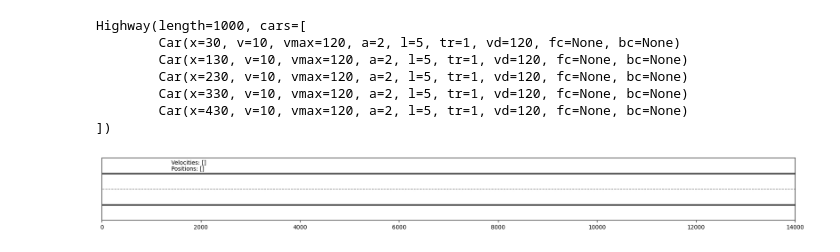
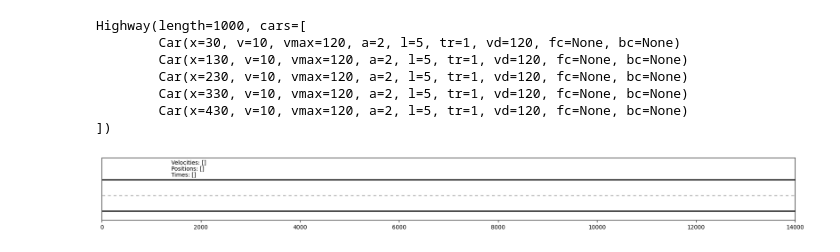
Before and after one commit to IgnacioPardo/simulacion_Gral_Paz, a Jupyter notebook: src/notebook.ipynb, the cells around one changed output. Cells and saved outputs as stored; diff of their text form; code cells hidden in the pictures.

```diff
--- a/src/notebook.ipynb
+++ b/src/notebook.ipynb
@@ -205,6 +205,7 @@ class Car:
         self.keep_velocity()
         self.move()
 
+        self.t += 1
 
 class Highway:
     def __init__(self, length: float):
@@ -279,7 +280,7 @@ class Highway:
         pass
 
     def get_cars_times(self):
-        pass
+        return [car.t for car in self.cars]
 
     def get_cars_reaction_times(self):
         pass
@@ -325,27 +326,32 @@ Highway(length=1000, cars=[
 agp = Highway(length = 14000)
 
 agp.add_car(Car(x=0  , v=0, vmax=120, a=14, l=5, tr=1, vd=120, fc=None, bc=None, will_measure=True))
-agp.add_car(Car(x=100, v=0, vmax=100, a=1, l=5, tr=1, vd=120, fc=None, bc=None, will_measure=True))
-agp.add_car(Car(x=200, v=0, vmax=100, a=1, l=5, tr=1, vd=120, fc=None, bc=None, will_measure=True))
-agp.add_car(Car(x=300, v=0, vmax=150, a=1, l=5, tr=1, vd=120, fc=None, bc=None, will_measure=True))
+agp.add_car(Car(x=100, v=0, vmax=100, a=3, l=5, tr=1, vd=120, fc=None, bc=None, will_measure=True))
+agp.add_car(Car(x=200, v=0, vmax=110, a=4, l=5, tr=1, vd=120, fc=None, bc=None, will_measure=True))
+agp.add_car(Car(x=300, v=0, vmax=150, a=3, l=5, tr=1, vd=120, fc=None, bc=None, will_measure=True))
 agp.add_car(Car(x=400, v=0, vmax=200, a=10, l=5, tr=1, vd=120, fc=None, bc=None, will_measure=True))
 
 fig, ax = plt.subplots(figsize=(22, 2))
 
 ax.set_xlim(0, agp.length)
-ax.set_ylim(-10, 10)
+ax.set_ylim(-8, 12)
 
 # ax hide y axis
 ax.set_yticks([])
+
+# Hide the right and top spines
+# ax.spines['left'].set_visible(False)
+# ax.spines['top'].set_visible(False)
+# ax.spines['bottom'].set_visible(False)
 
 # Plot lane lines
 ax.plot([2, agp.length], [5, 5], color='black', linewidth=2)
 ax.plot([2, agp.length], [-5, -5], color='black', linewidth=2)
 
 # Plot dashed center line
-ax.plot([2, agp.length], [0, 0], color='grey', linewidth=1, linestyle='dashed')
+ax.plot([2, agp.length], [0, 0], color='grey', linewidth=1, linestyle='dashed', dashes=(5, 5))
 
-car_im = OffsetImage(plt.imread('car.jpg', format="jpg"), zoom=.3)
+car_im = OffsetImage(plt.imread('car.png', format="png"), zoom=.3)
 
 # Animate with AnnotationBbox for each car
 def init():
@@ -363,33 +369,34 @@ def update(frame):
     for txt in ax.texts:
         txt.set_visible(False)
 
     status = agp.update()
 
     if not status:
         # Stop animation
         # return []
         pass
 
     xdata = agp.get_cars_positions()
     ydata = [0 for _ in range(len(xdata))]
     vdata = agp.get_cars_velocities()
+    tdata = agp.get_cars_times()
 
     artists = []
     for x, y, v in zip(xdata, ydata, vdata):
         ab = AnnotationBbox(car_im, (x, y), frameon=False)
         artists.append(ax.add_artist(ab))
 
     # Plot car velocities and positions as text
     ax.text(0.1, 0.9, f"Velocities: {vdata}", transform=ax.transAxes)
     ax.text(0.1, 0.8, f"Positions: {xdata}", transform=ax.transAxes)
-
+    ax.text(0.1, 0.7, f"Times: {tdata}", transform=ax.transAxes)
 
     return artists
 
-ani = animation.FuncAnimation(fig, update, frames=500, init_func=init, blit=True, interval=100)
+ani = animation.FuncAnimation(fig, update, frames=300, init_func=init, blit=True, interval=100)
 
 # save the animation as an mp4.  This requires ffmpeg
 
 ani.save('animation.mp4', fps=30, extra_args=['-vcodec', 'libx264'])
 # %% [output]
-[figure, old version]
+[figure, new version]
```
Also changed, not shown: 1 other file.
